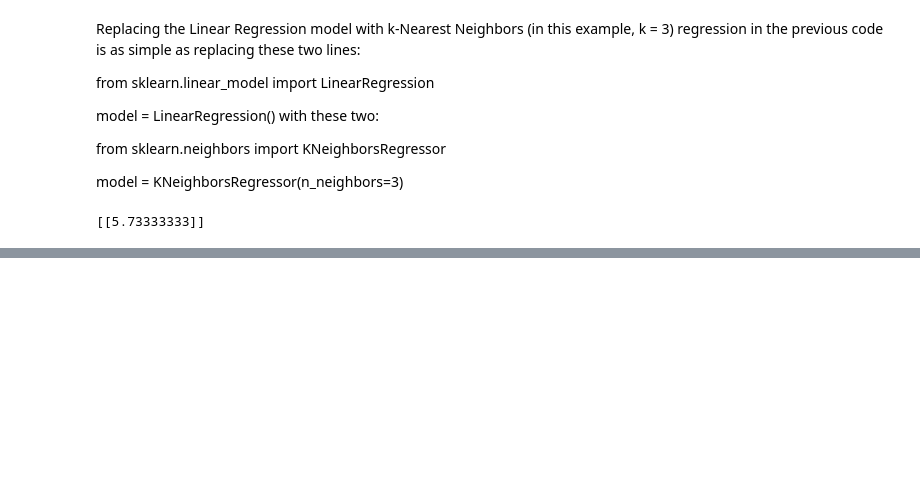
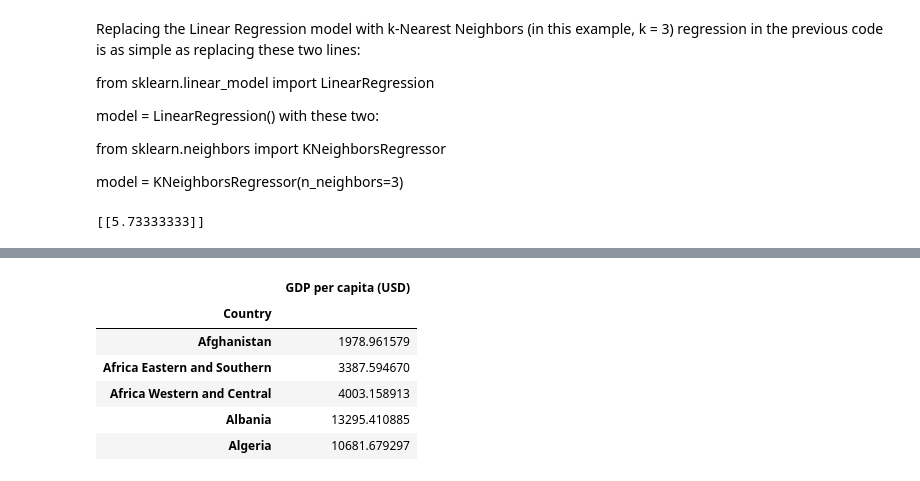
Before and after one commit to dabster108/sklearn-pytorch-lab, a Jupyter notebook: Day1.ipynb, the cells around one changed output, grey strips where cells are left out. Saved outputs shown, nothing was run; the diff lists cells and outputs as text; code cells hidden in the pictures; blank space fills up the shorter version.

```diff
--- a/Day1.ipynb
+++ b/Day1.ipynb
@@ -66,0 +87,19 @@ print(model.predict(X_new)) # outputs [[5.73333333]]
+# %%
+gdp_year = 2020
+gdppc_col = "GDP per capita (USD)"
+lifesat_col = "Life satisfaction"
+
+gdp_per_capita = gdp_per_capita[gdp_per_capita["Year"] == gdp_year]
+gdp_per_capita = gdp_per_capita.drop(["Code", "Year"], axis=1)
+gdp_per_capita.columns = ["Country", gdppc_col]
+gdp_per_capita.set_index("Country", inplace=True)
+
+gdp_per_capita.head()
+# %% [output]
+|  | GDP per capita (USD) |
+| Country |  |
+| Afghanistan | 1978.961579 |
+| Africa Eastern and Southern | 3387.594670 |
+| Africa Western and Central | 4003.158913 |
+| Albania | 13295.410885 |
+| Algeria | 10681.679297 |
```
Also changed, not shown: parts of 5 cells of this notebook, 2 other files.
